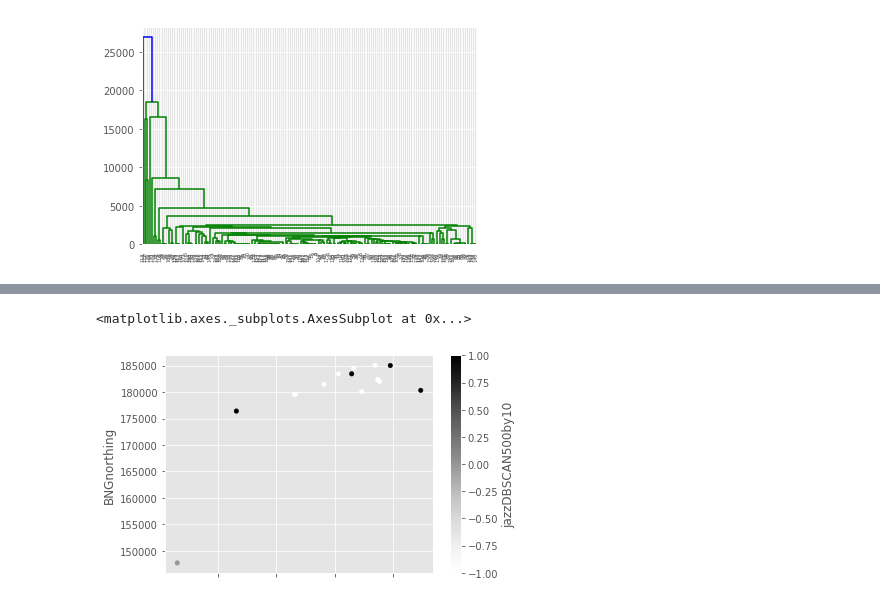
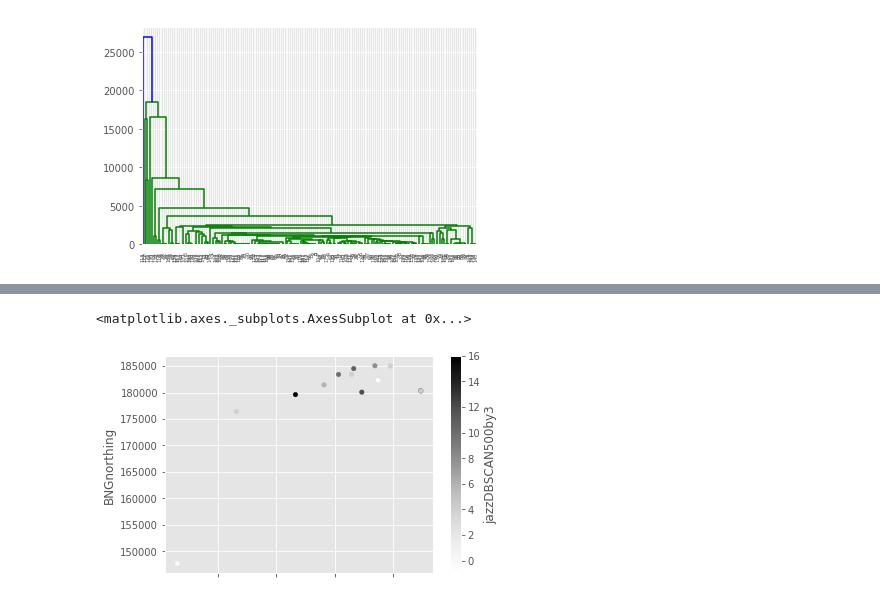
Before and after one commit to CityBlender/data-analysis, a Jupyter notebook: 02_Notebooks/Jays/Cluster.ipynb, the cells around one changed output, grey strips where cells are left out. Cells and saved outputs as stored; diff of their text form; code cells hidden in the pictures.

```diff
--- a/02_Notebooks/Jays/Cluster.ipynb
+++ b/02_Notebooks/Jays/Cluster.ipynb
@@ -193,7 +193,6 @@ allFolkEvents = allFolkEvents.drop_duplicates(subset='_id', keep='last')
 # %%
 #create a genre compiling function
 def genre_df_compiler(genreName):
-    jazzDBSCAN500by10
     firstEventsdf = subset_by_genere(lib='spotify',words = genreName)
     secondEventsdf = subset_by_genere(lib='lastfm',words = genreName)
     allEventsdf = pd.concat([firstEventsdf, secondEventsdf])
@@ -306,2 +303,4 @@ dbscan_genre_cluster(allJazzEvents,dbscan500by10,'jazzDBSCAN500by10')
+# %%
+allJazzEvents = dbscan_genre_cluster(allJazzEvents,dbscan500by3,'jazzDBSCAN500by3')
 # %%
 allJazzEvents
@@ -308,11 +326,11 @@ allJazzEvents
 # %%
 #now give it a plot
 #define colorscheme
 
-allJazzEvents.plot.scatter(y='BNGnorthing', x='BNGeasting', c='jazzDBSCAN500by10')
+allJazzEvents.plot.scatter(y='BNGnorthing', x='BNGeasting', c='jazzDBSCAN500by3')
 # %% [output]
 <matplotlib.axes._subplots.AxesSubplot at 0x...>
-[figure, old version]
+[figure, new version]
 # %%
 #try clustering out on the whole dataset
 dbscan2ndRun = dbscan.fit(locsAsArray)
```
Also changed, not shown: parts of 7 cells of this notebook.
